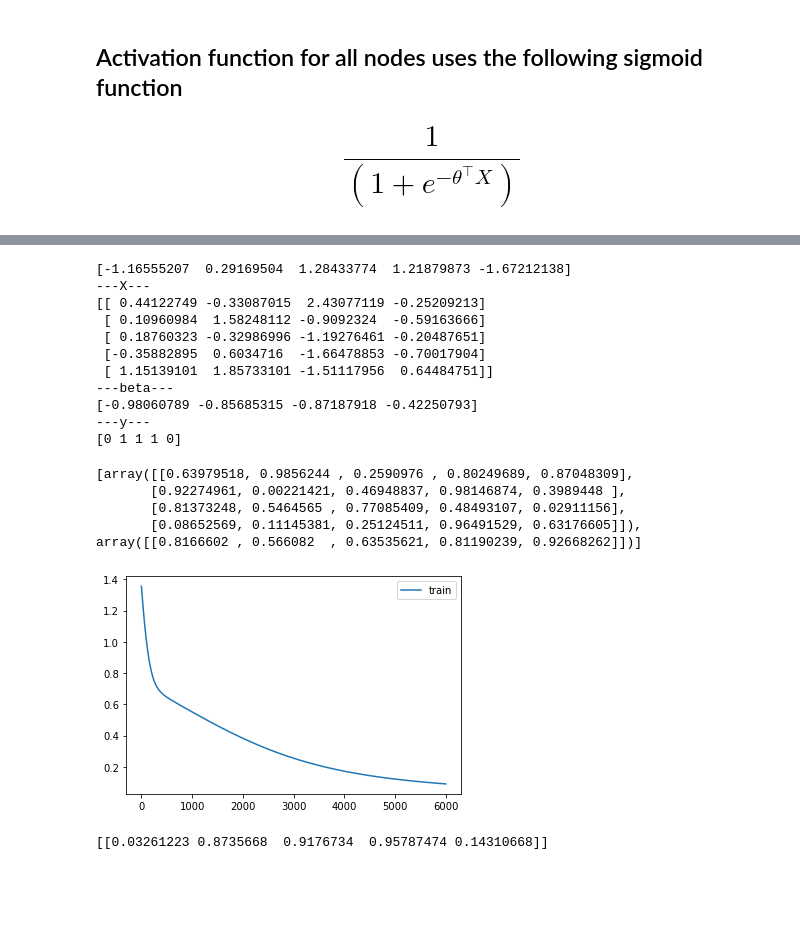
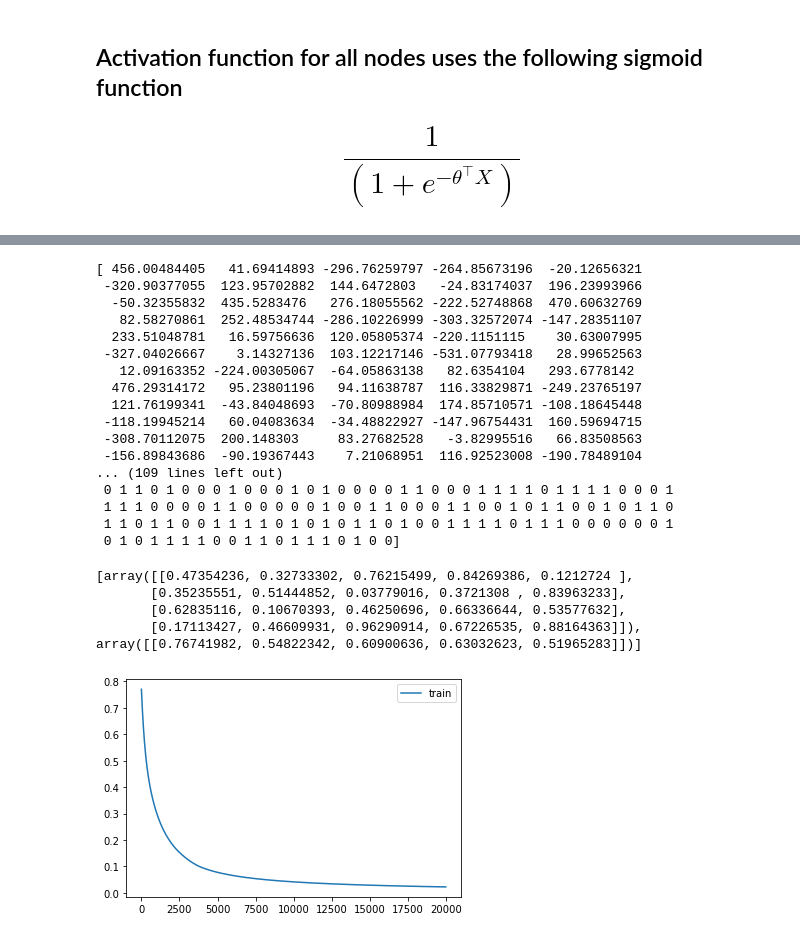
Before and after one commit to Davidyao99/machine-learning-basic, a Jupyter notebook: Neural Network.ipynb, the cells around one changed output, grey strips where cells are left out. Saved outputs shown, nothing was run; the diff lists cells and outputs as text; code cells hidden in the pictures; blank space fills up the shorter version.

```diff
--- a/Neural Network.ipynb
+++ b/Neural Network.ipynb
@@ -301,10 +305,15 @@ weights = neural_network(train_x, train_y, [train_x.shape[1],10,10,1], 100, 0.01
 # %%
 np.random.seed(5)
-X=np.random.normal(size=(5,4))
-beta = np.random.normal(size=(4,))
-y = X @ beta + np.random.normal(size=(5,))
+X=np.random.normal(size=(500,4)) * 10
+beta1 = np.random.normal(size=(4,)) * 2
+beta2 = np.random.normal(size=(4,)) * 3
+y = X @ (beta1 ** 2) + X @ beta2 + np.random.normal(size=(500,))
 print(y)
 y = (y > 0).astype(int)
+train_x = X[:400, :]
+train_y = y[:400]
+test_x = X[:400, :]
+test_y = y[:400]
 print("---X---")
 print(X)
 print("---beta---")
@@ -312,26 +321,28 @@ print(beta)
 print("---y---")
 print(y)
 # %% [output]
-[-1.16555207  0.29169504  1.28433774  1.21879873 -1.67212138]
----X---
-[[ 0.44122749 -0.33087015  2.43077119 -0.25209213]
- [ 0.10960984  1.58248112 -0.9092324  -0.59163666]
- [ 0.18760323 -0.32986996 -1.19276461 -0.20487651]
- [-0.35882895  0.6034716  -1.66478853 -0.70017904]
- [ 1.15139101  1.85733101 -1.51117956  0.64484751]]
----beta---
-[-0.98060789 -0.85685315 -0.87187918 -0.42250793]
----y---
-[0 1 1 1 0]
+[ 456.00484405   41.69414893 -296.76259797 -264.85673196  -20.12656321
+ -320.90377055  123.95702882  144.6472803   -24.83174037  196.23993966
+  -50.32355832  435.5283476   276.18055562 -222.52748868  470.60632769
+   82.58270861  252.48534744 -286.10226999 -303.32572074 -147.28351107
+  233.51048781   16.59756636  120.05805374 -220.1151115    30.63007995
+ -327.04026667    3.14327136  103.12217146 -531.07793418   28.99652563
+   12.09163352 -224.00305067  -64.05863138   82.6354104   293.6778142
+  476.29314172   95.23801196   94.11638787  116.33829871 -249.23765197
+  121.76199341  -43.84048693  -70.80988984  174.85710571 -108.18645448
+ -118.19945214   60.04083634  -34.48822927 -147.96754431  160.59694715
+ -308.70112075  200.148303     83.27682528   -3.82995516   66.83508563
+ -156.89843686  -90.19367443    7.21068951  116.92523008 -190.78489104
+... (109 lines left out)
+ 0 1 1 0 1 0 0 0 1 0 0 0 1 0 1 0 0 0 0 1 1 0 0 0 1 1 1 1 0 1 1 1 1 0 0 0 1
+ 1 1 1 0 0 0 0 1 1 0 0 0 0 0 1 0 0 1 1 0 0 0 1 1 0 0 1 0 1 1 0 0 1 0 1 1 0
+ 1 1 0 1 1 0 0 1 1 1 1 0 1 0 1 0 1 1 0 1 0 0 1 1 1 1 0 1 1 1 0 0 0 0 0 0 1
+ 0 1 0 1 1 1 1 0 0 1 1 0 1 1 1 0 1 0 0]
 # %%
-weights = neural_network(X, y, [X.shape[1],4,1], 6000, 0.01, 0)
+weights = neural_network(train_x, train_y, [train_x.shape[1],4,1], 20000, 0.01, 0)
 # %% [output]
-[array([[0.63979518, 0.9856244 , 0.2590976 , 0.80249689, 0.87048309],
-       [0.92274961, 0.00221421, 0.46948837, 0.98146874, 0.3989448 ],
-       [0.81373248, 0.5464565 , 0.77085409, 0.48493107, 0.02911156],
-       [0.08652569, 0.11145381, 0.25124511, 0.96491529, 0.63176605]]), array([[0.8166602 , 0.566082  , 0.63535621, 0.81190239, 0.92668262]])]
+[array([[0.47354236, 0.32733302, 0.76215499, 0.84269386, 0.1212724 ],
+       [0.35235551, 0.51444852, 0.03779016, 0.3721308 , 0.83963233],
+       [0.62835116, 0.10670393, 0.46250696, 0.66336644, 0.53577632],
+       [0.17113427, 0.46609931, 0.96290914, 0.67226535, 0.88164363]]), array([[0.76741982, 0.54822342, 0.60900636, 0.63032623, 0.51965283]])]
-[figure, old version]
+[figure, new version]
-# %%
-pred_y = prediction(X, weights)
-# %% [output]
-[[0.03261223 0.8735668  0.9176734  0.95787474 0.14310668]]
```
Also changed, not shown: parts of 8 cells of this notebook.
